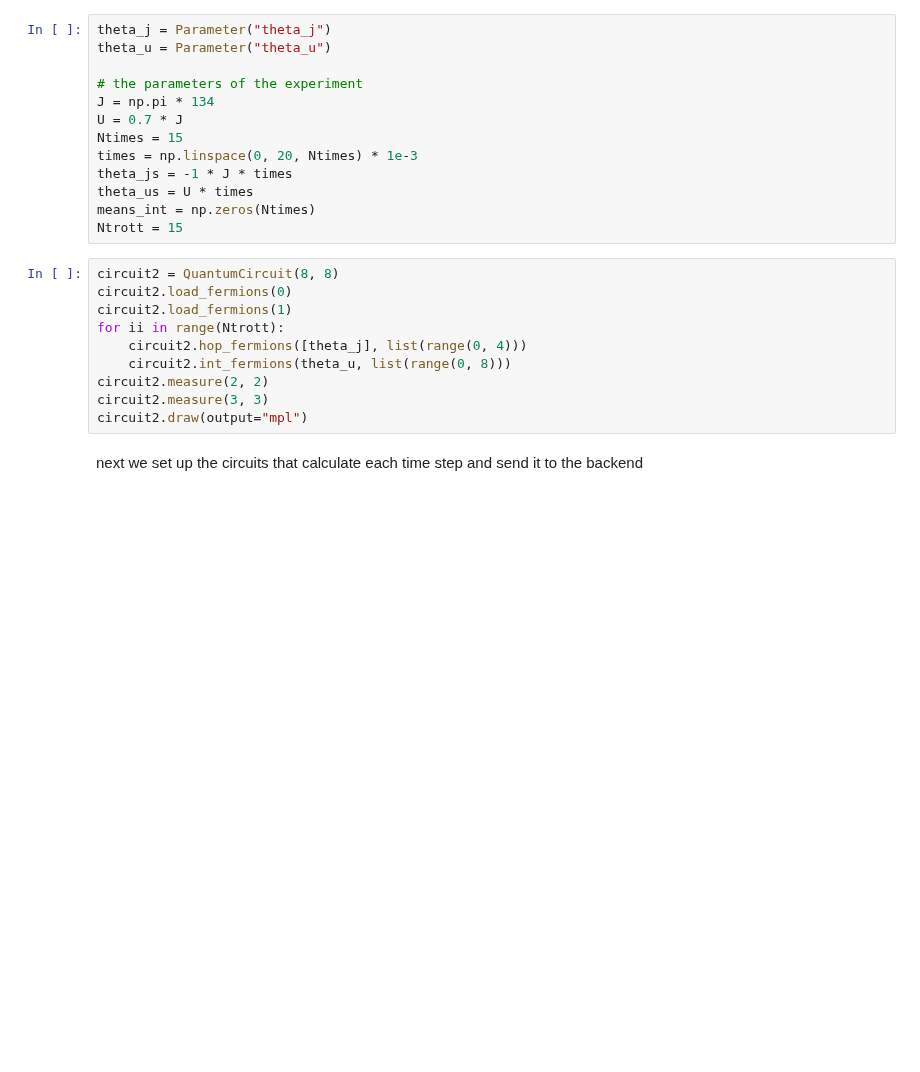
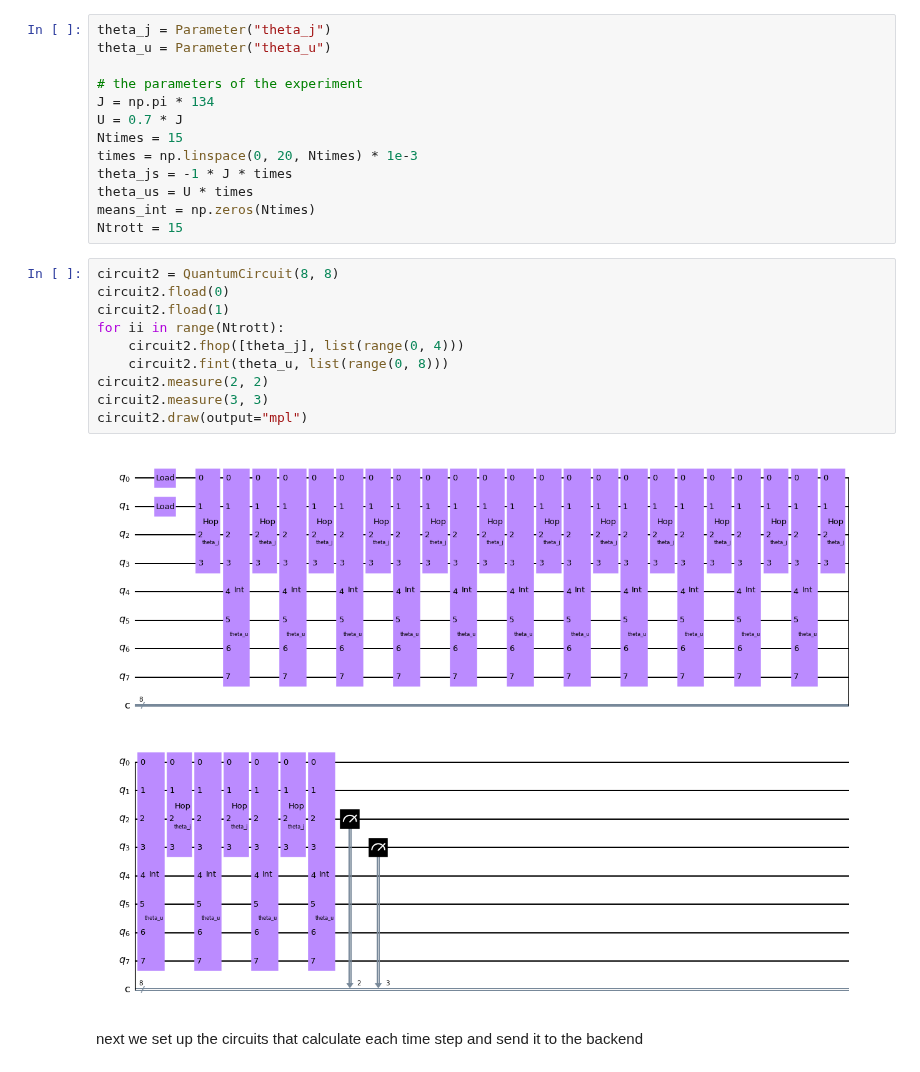
Before and after one commit to qiskit-community/qiskit-cold-atom, a Jupyter notebook: docs/tutorials/08_fermions_in_double_well.ipynb, the cells around one changed output. Saved outputs shown, nothing was run; the diff lists cells and outputs as text; blank space fills up the shorter version.

```diff
--- a/docs/tutorials/08_fermions_in_double_well.ipynb
+++ b/docs/tutorials/08_fermions_in_double_well.ipynb
@@ -367,14 +332,16 @@ means_int = np.zeros(Ntimes)
 Ntrott = 15
 # %%
 circuit2 = QuantumCircuit(8, 8)
-circuit2.load_fermions(0)
-circuit2.load_fermions(1)
+circuit2.fload(0)
+circuit2.fload(1)
 for ii in range(Ntrott):
-    circuit2.hop_fermions([theta_j], list(range(0, 4)))
-    circuit2.int_fermions(theta_u, list(range(0, 8)))
+    circuit2.fhop([theta_j], list(range(0, 4)))
+    circuit2.fint(theta_u, list(range(0, 8)))
 circuit2.measure(2, 2)
 circuit2.measure(3, 3)
 circuit2.draw(output="mpl")
+# %% [output]
+[figure, added]
 # %% [markdown]
 next we set up the circuits that calculate each time step and send it to the backend
 # %%
```
Also changed, not shown: parts of 15 cells of this notebook.
